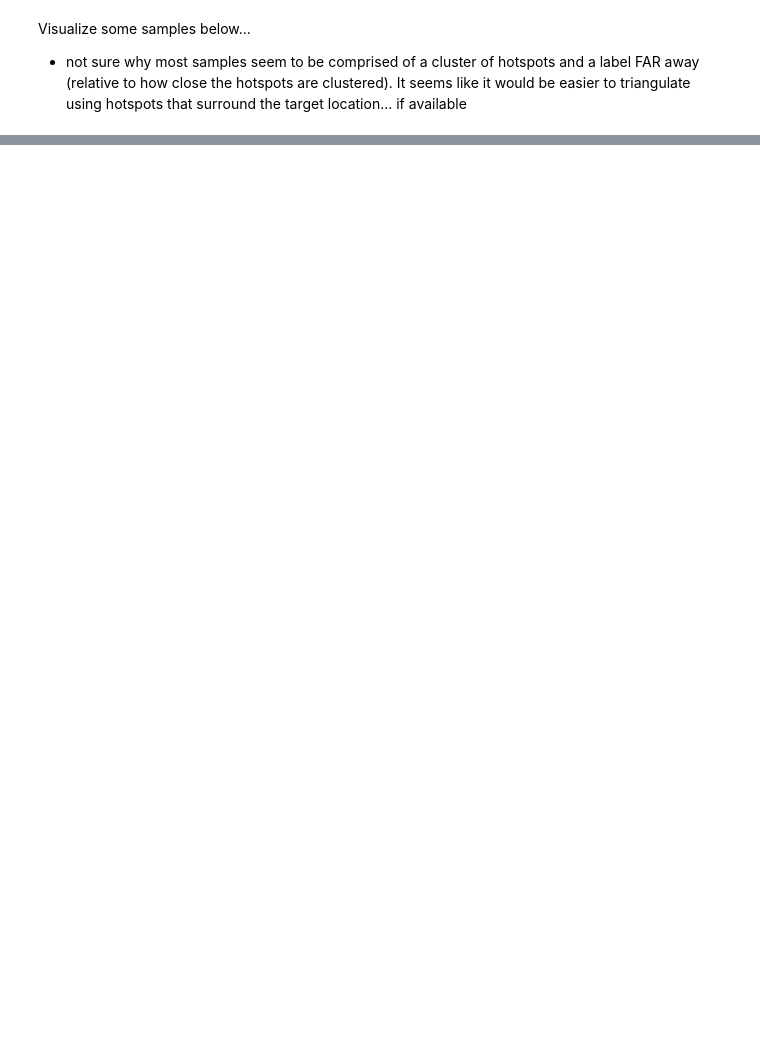
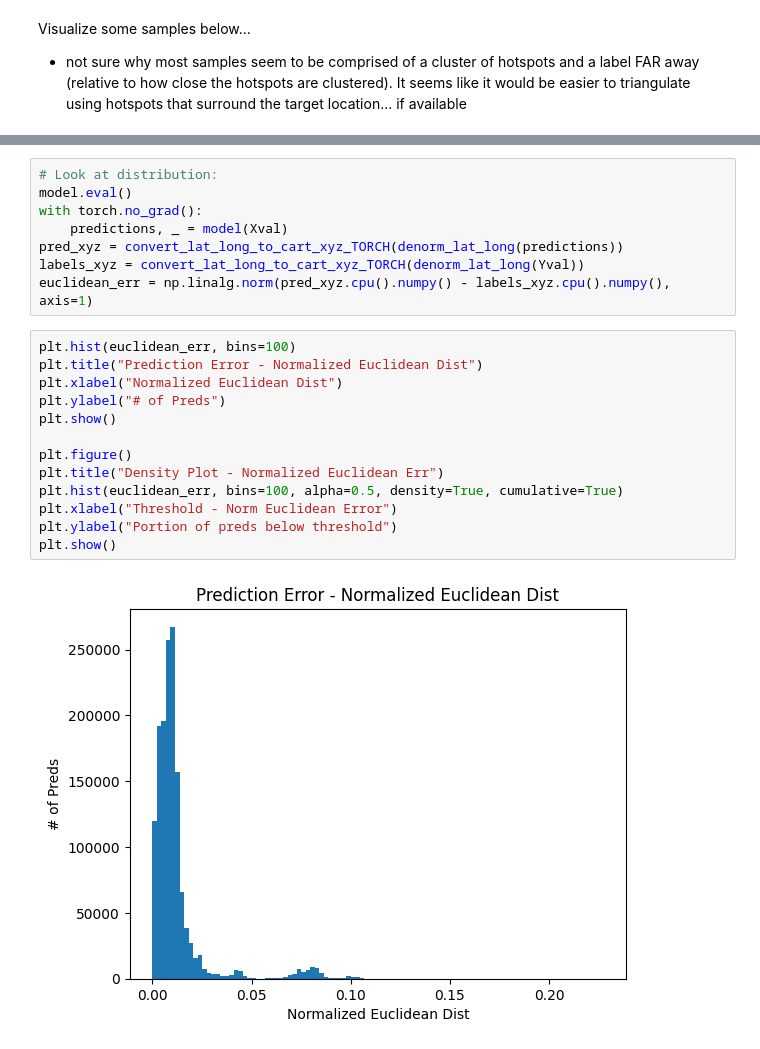
Before and after one commit to dcyoung/ml-triangulation, a Jupyter notebook: hostpots.ipynb, the cells around one changed output, grey strips where cells are left out. Cells and saved outputs as stored; diff of their text form; blank space fills up the shorter version.

```diff
--- a/hostpots.ipynb
+++ b/hostpots.ipynb
@@ -271,0 +335,23 @@ for sample, label, pred in zip(samples.cpu(), labels.cpu(), predictions.cpu()):
+# %%
+# Look at distribution:
+model.eval()
+with torch.no_grad():
+    predictions, _ = model(Xval)
+pred_xyz = convert_lat_long_to_cart_xyz_TORCH(denorm_lat_long(predictions))
+labels_xyz = convert_lat_long_to_cart_xyz_TORCH(denorm_lat_long(Yval))
+euclidean_err = np.linalg.norm(pred_xyz.cpu().numpy() - labels_xyz.cpu().numpy(), axis=1)
+# %%
+plt.hist(euclidean_err, bins=100)
+plt.title("Prediction Error - Normalized Euclidean Dist")
+plt.xlabel("Normalized Euclidean Dist")
+plt.ylabel("# of Preds")
+plt.show()
+
+plt.figure()
+plt.title("Density Plot - Normalized Euclidean Err")
+plt.hist(euclidean_err, bins=100, alpha=0.5, density=True, cumulative=True)
+plt.xlabel("Threshold - Norm Euclidean Error")
+plt.ylabel("Portion of preds below threshold")
+plt.show()
+# %% [output]
+[figure, added]
```
Also changed, not shown: parts of 9 cells of this notebook.
